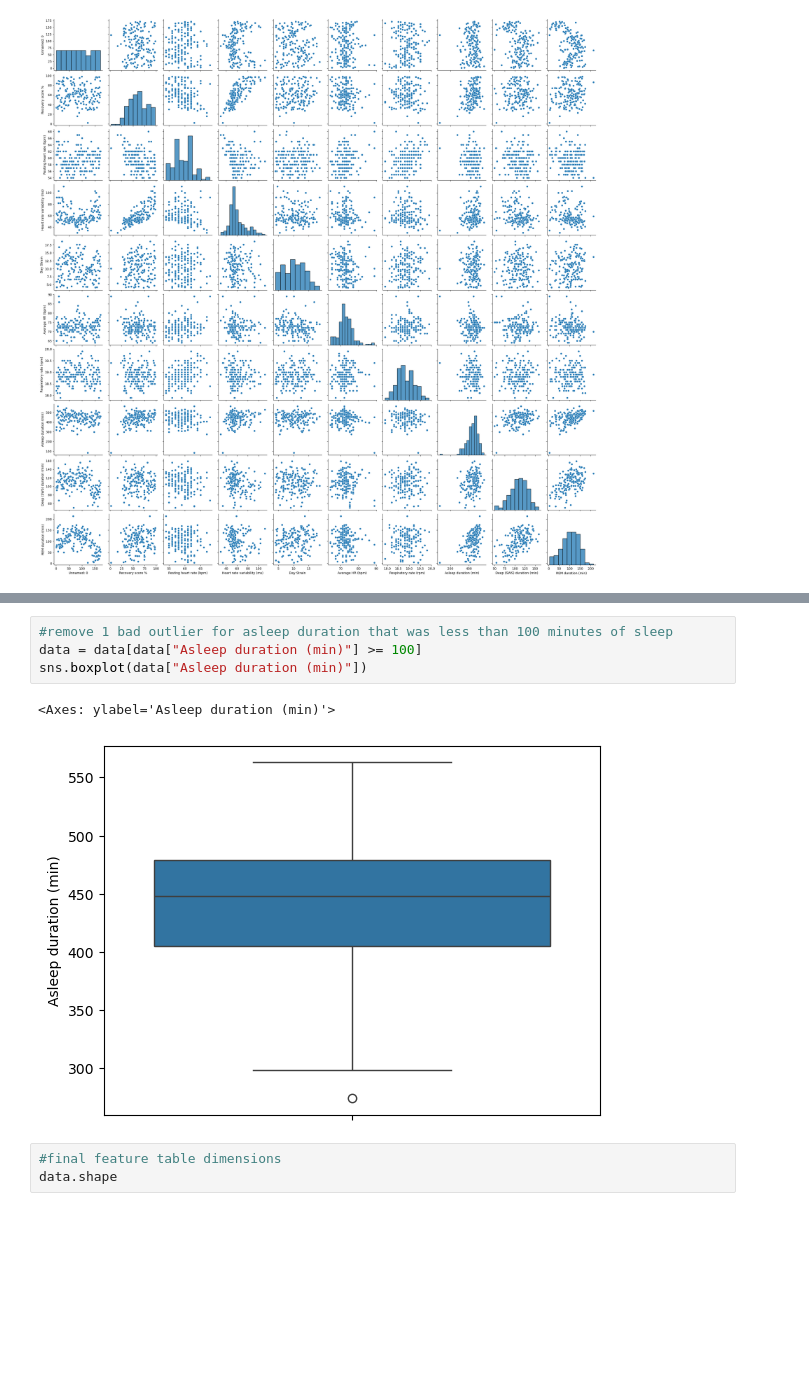
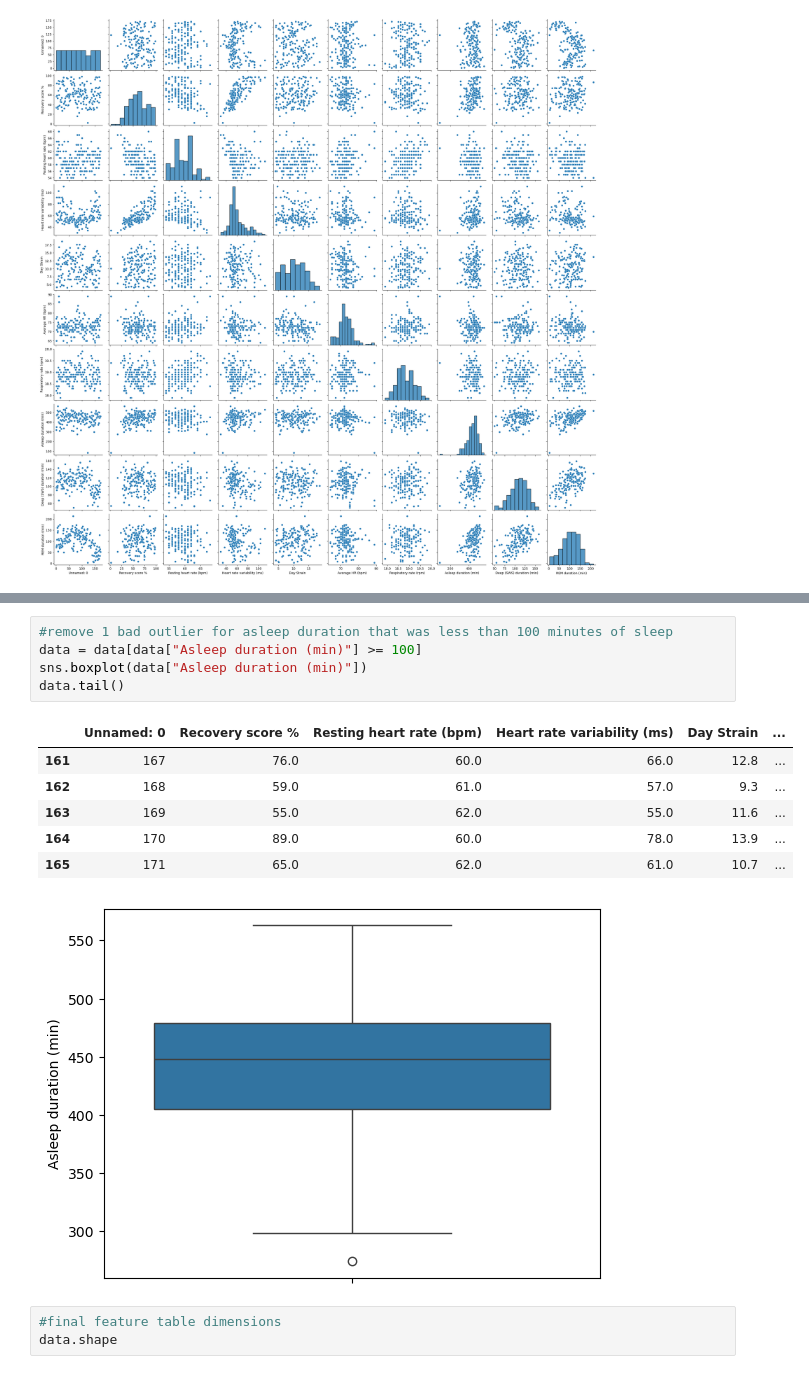
Before and after one commit to mawlodarski/whoop_recovery_predictor, a Jupyter notebook: code/feature_prep.ipynb, the cells around one changed output, grey strips where cells are left out. Cells and saved outputs as stored; diff of their text form; blank space fills up the shorter version.

```diff
--- a/code/feature_prep.ipynb
+++ b/code/feature_prep.ipynb
@@ -66,9 +66,15 @@ for i in range(0, len(features)):
 # %%
 #remove 1 bad outlier for asleep duration that was less than 100 minutes of sleep
 data = data[data["Asleep duration (min)"] >= 100]
 sns.boxplot(data["Asleep duration (min)"])
+data.tail()
 # %% [output]
-<Axes: ylabel='Asleep duration (min)'>
+|  | Unnamed: 0 | Recovery score % | Resting heart rate (bpm) | Heart rate variability (ms) | Day Strain | ... |
+| 161 | 167 | 76.0 | 60.0 | 66.0 | 12.8 | ... |
+| 162 | 168 | 59.0 | 61.0 | 57.0 | 9.3 | ... |
+| 163 | 169 | 55.0 | 62.0 | 55.0 | 11.6 | ... |
+| 164 | 170 | 89.0 | 60.0 | 78.0 | 13.9 | ... |
+| 165 | 171 | 65.0 | 62.0 | 61.0 | 10.7 | ... |
 [figure]
 # %%
 #final feature table dimensions
```
Also changed, not shown: parts of 6 cells of this notebook, 4 other files.
